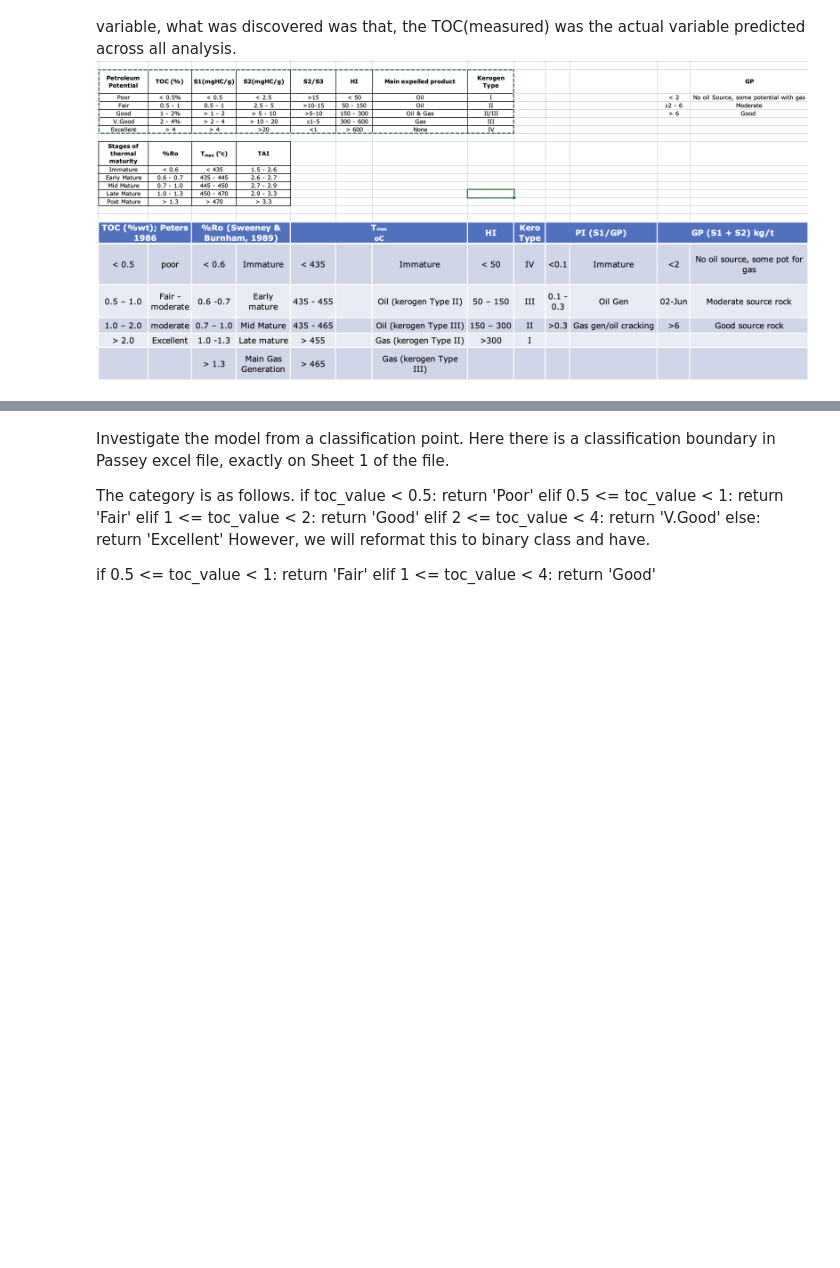
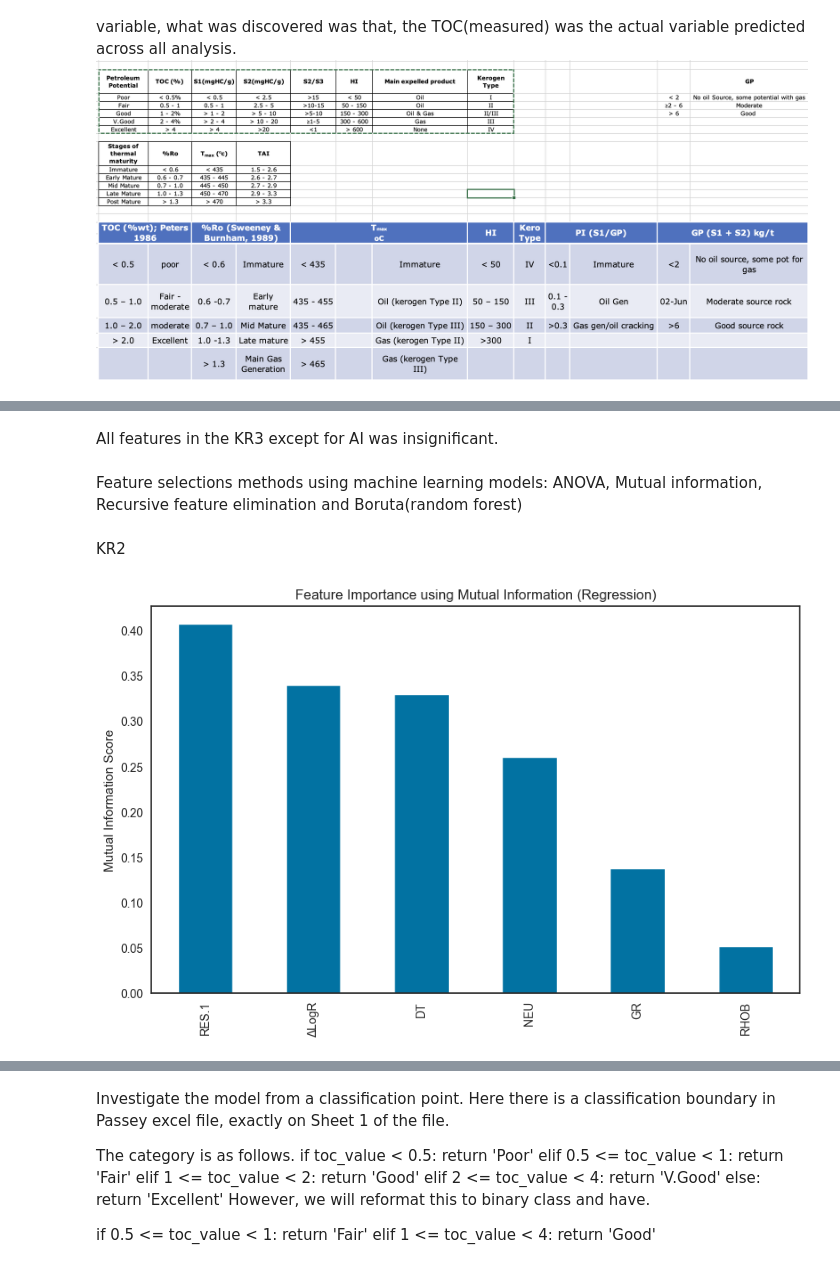
Before and after one commit to Balogunhabeeb14/Petroleum-Target-Xplorer, a Jupyter notebook: Second paper/Recent.ipynb, the cells around one changed output, grey strips where cells are left out. Cells and saved outputs as stored; diff of their text form; code cells hidden in the pictures; blank space fills up the shorter version.

```diff
--- a/Second paper/Recent.ipynb
+++ b/Second paper/Recent.ipynb
@@ -5,6 +28,6 @@ from utilities import *
 # %%
 # Load all sheets from the Excel file
-file_path='/content/Passey.xlsx'
+file_path='/Users/habeeb/Downloads/Git/ML/Petroleum-Target-Xplorer/Data/Excel Sheets/Passey.xlsx'
 dfs=load_excel_sheets(file_path)
 
 # Create list of tuples containing DataFrame and sheet name
@@ -192,11 +488,19 @@ plot_correlation_matrix(KR3)
 # %%
 import numpy as np
+import matplotlib.pyplot as plt
+import statsmodels.api as sm
+
+np.random.seed(9876789)
 df1=KR2.copy()
 df1=df1.dropna()
 
 # Separate features and target
-X = df1.drop('Measured-TOC', axis=1)
-y = df1['Measured-TOC']
+X_KR2 = df1.drop('Measured-TOC', axis=1)
+y_KR2 = df1['Measured-TOC']
 
-# Call the function
-plot_feature_importances_regression(X, y)
+
+#Ordinary least square methods
+X_KR2_=sm.add_constant(X_KR2)
+model = sm.OLS(y_KR2, X_KR2)
+results = model.fit()
+print(results.summary())
@@ -202,0 +603,23 @@ plot_feature_importances_regression(X, y)
+# %% [markdown]
+All features in the KR3 except for AI was insignificant.
+# %% [markdown]
+Feature selections methods using machine learning models: ANOVA, Mutual information, Recursive feature elimination and Boruta(random forest)
+# %% [markdown]
+KR2
+# %%
+from sklearn.feature_selection import mutual_info_regression
+import matplotlib.pyplot as plt
+import pandas as pd
+
+# Compute Mutual Information for regression
+mutual_info = mutual_info_regression(X_KR2, y_KR2)
+mutual_info_series = pd.Series(mutual_info, index=X_KR2.columns).sort_values(ascending=False)
+
+# Plot feature importance
+plt.figure(figsize=(10, 6))
+mutual_info_series.plot(kind='bar')
+plt.title('Feature Importance using Mutual Information (Regression)')
+plt.ylabel('Mutual Information Score')
+plt.show()
+# %% [output]
+[figure, added]
```
Also changed, not shown: parts of 48 cells of this notebook.
